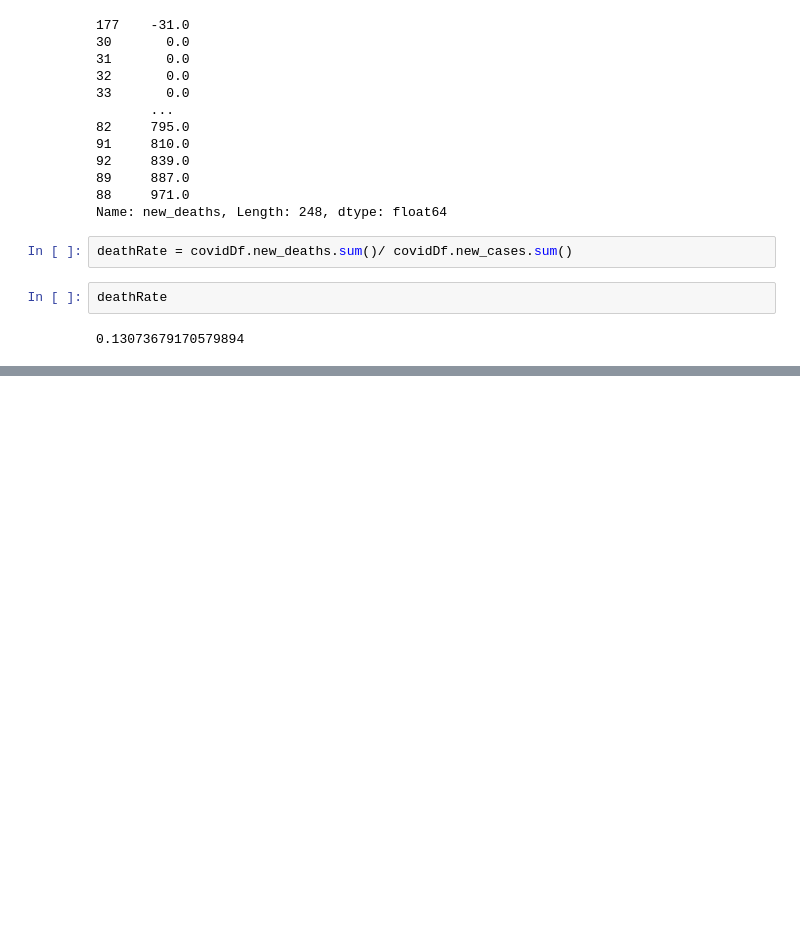
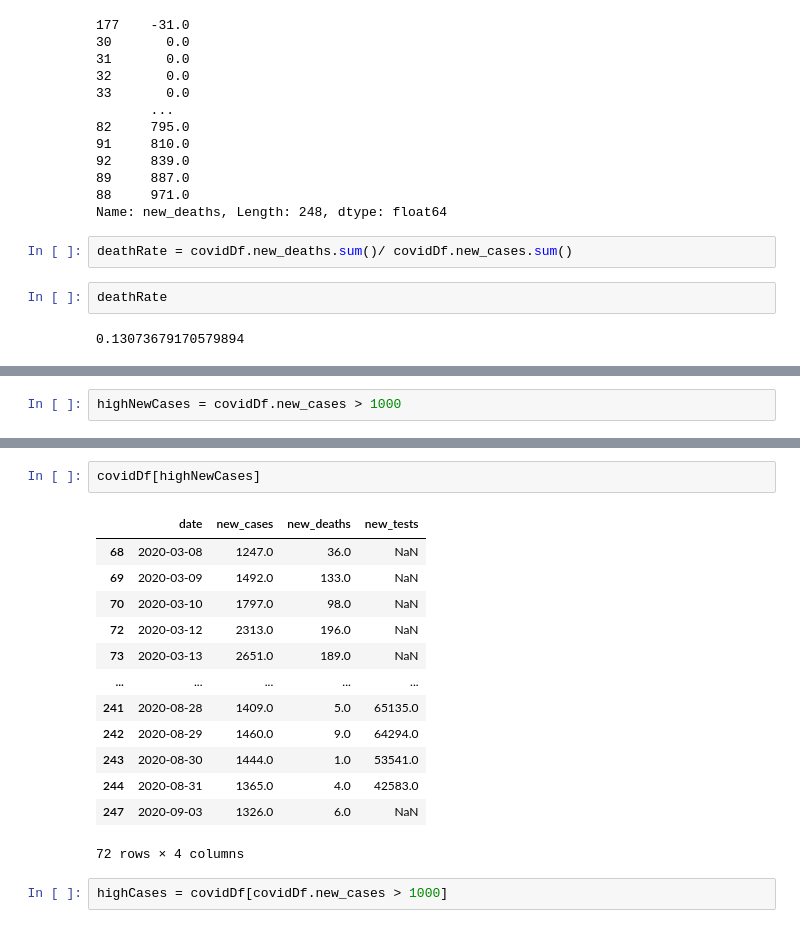
Before and after one commit to RndmCodeGuy20/Data-Science-Python, a Jupyter notebook: Tabular Data Analysis.ipynb, the cells around one changed output, grey strips where cells are left out. Saved outputs shown, nothing was run; the diff lists cells and outputs as text; blank space fills up the shorter version.

```diff
--- a/Tabular Data Analysis.ipynb
+++ b/Tabular Data Analysis.ipynb
@@ -243,0 +264,2 @@ deathRate
+# %%
+highNewCases = covidDf.new_cases > 1000
@@ -243,0 +281,18 @@ deathRate
+# %%
+covidDf[highNewCases]
+# %% [output]
+|  | date | new_cases | new_deaths | new_tests |
+| 68 | 2020-03-08 | 1247.0 | 36.0 | NaN |
+| 69 | 2020-03-09 | 1492.0 | 133.0 | NaN |
+| 70 | 2020-03-10 | 1797.0 | 98.0 | NaN |
+| 72 | 2020-03-12 | 2313.0 | 196.0 | NaN |
+| 73 | 2020-03-13 | 2651.0 | 189.0 | NaN |
+| ... | ... | ... | ... | ... |
+| 241 | 2020-08-28 | 1409.0 | 5.0 | 65135.0 |
+| 242 | 2020-08-29 | 1460.0 | 9.0 | 64294.0 |
+| 243 | 2020-08-30 | 1444.0 | 1.0 | 53541.0 |
+| 244 | 2020-08-31 | 1365.0 | 4.0 | 42583.0 |
+| 247 | 2020-09-03 | 1326.0 | 6.0 | NaN |
+72 rows × 4 columns
+# %%
+highCases = covidDf[covidDf.new_cases > 1000]
```
Also changed, not shown: parts of 8 cells of this notebook.
